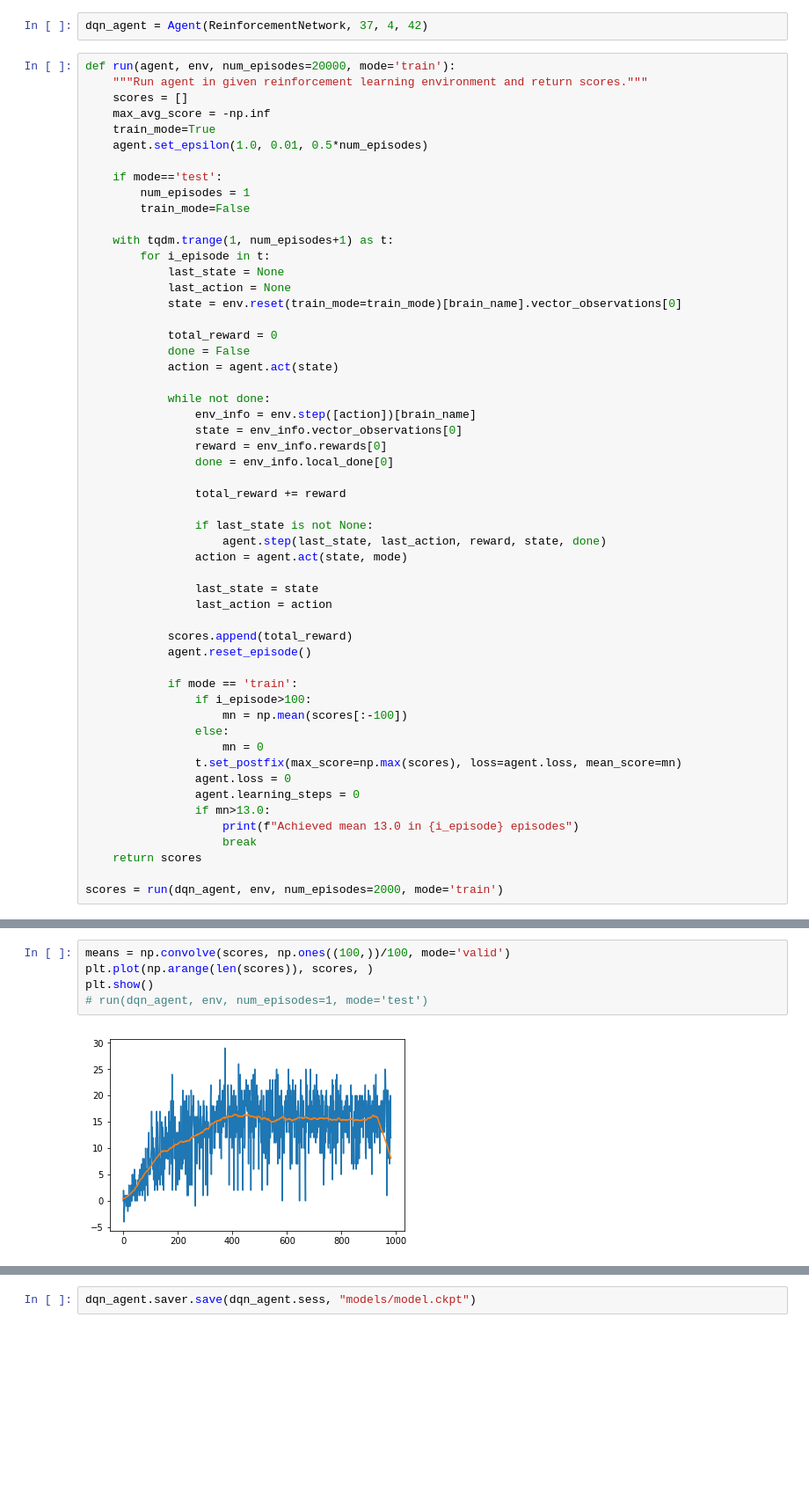
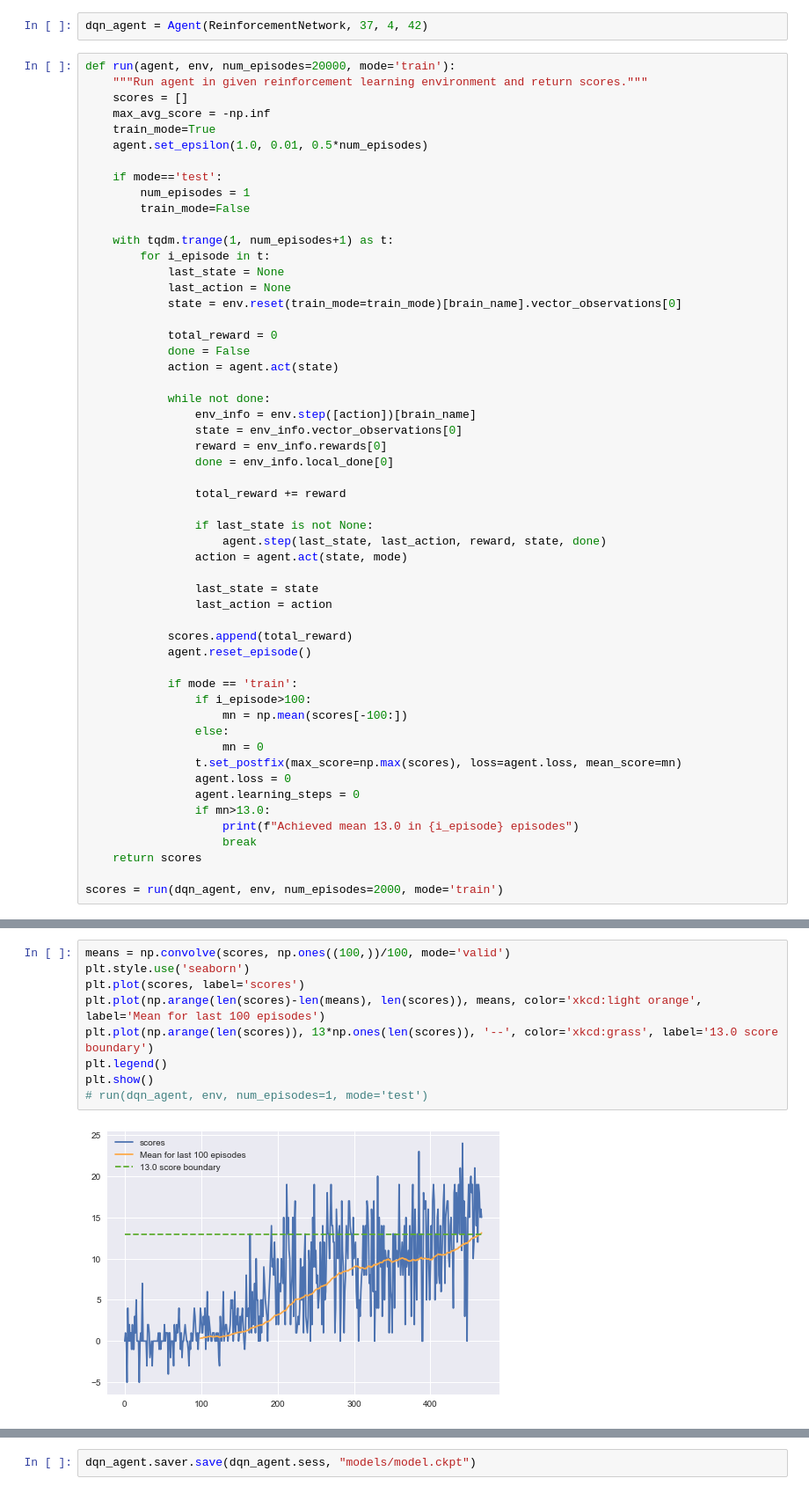
Before and after one commit to aweas/DeepUnityBananer, a Jupyter notebook: Navigation_dqn.ipynb, the cells around one changed output, grey strips where cells are left out. Shown at 88% size. Drawn from its saved outputs; the diff is of its cells as text; blank space fills up the shorter version.

Commit message:
fix: fixed result counting bug, agent trains under 500 episodes

```diff
--- a/Navigation_dqn.ipynb
+++ b/Navigation_dqn.ipynb
@@ -101,7 +101,7 @@ def run(agent, env, num_episodes=20000, mode='train'):
 
             if mode == 'train':
                 if i_episode>100:
-                    mn = np.mean(scores[:-100])
+                    mn = np.mean(scores[-100:])
                 else:
                     mn = 0
                 t.set_postfix(max_score=np.max(scores), loss=agent.loss, mean_score=mn)
@@ -118,7 +118,11 @@ Achieved mean 13.0 in 982 episodes
 # %%
 means = np.convolve(scores, np.ones((100,))/100, mode='valid')
-plt.plot(np.arange(len(scores)), scores, )
+plt.style.use('seaborn')
+plt.plot(scores, label='scores')
+plt.plot(np.arange(len(scores)-len(means), len(scores)), means, color='xkcd:light orange', label='Mean for last 100 episodes')
+plt.plot(np.arange(len(scores)), 13*np.ones(len(scores)), '--', color='xkcd:grass', label='13.0 score boundary')
+plt.legend()
 plt.show()
 # run(dqn_agent, env, num_episodes=1, mode='test')
 # %% [output]
-[figure, old version]
+[figure, new version]
```
Also changed, not shown: parts of 4 cells of this notebook.
